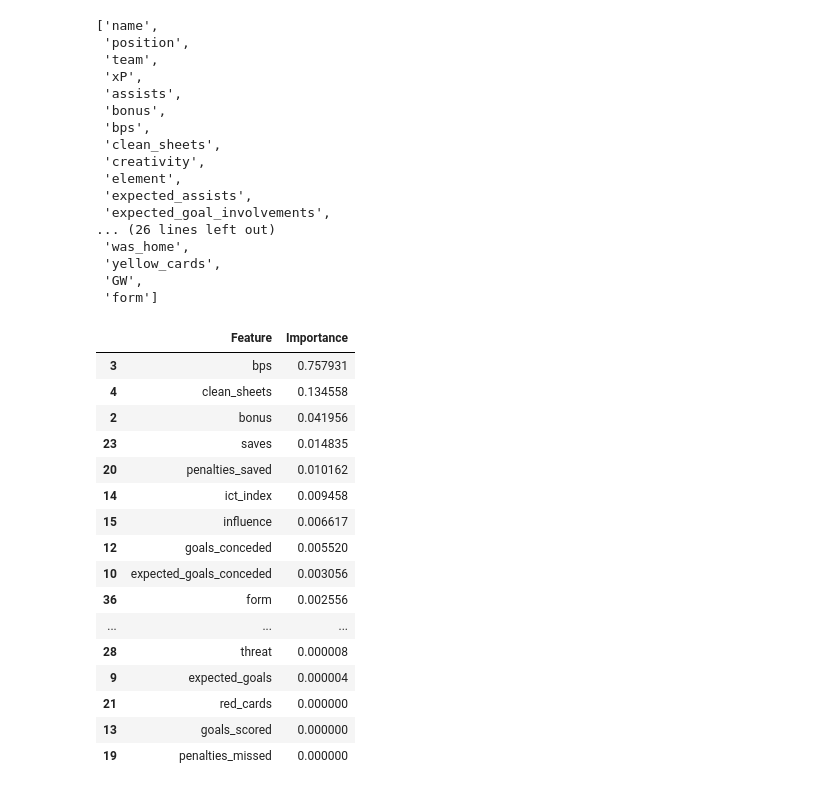
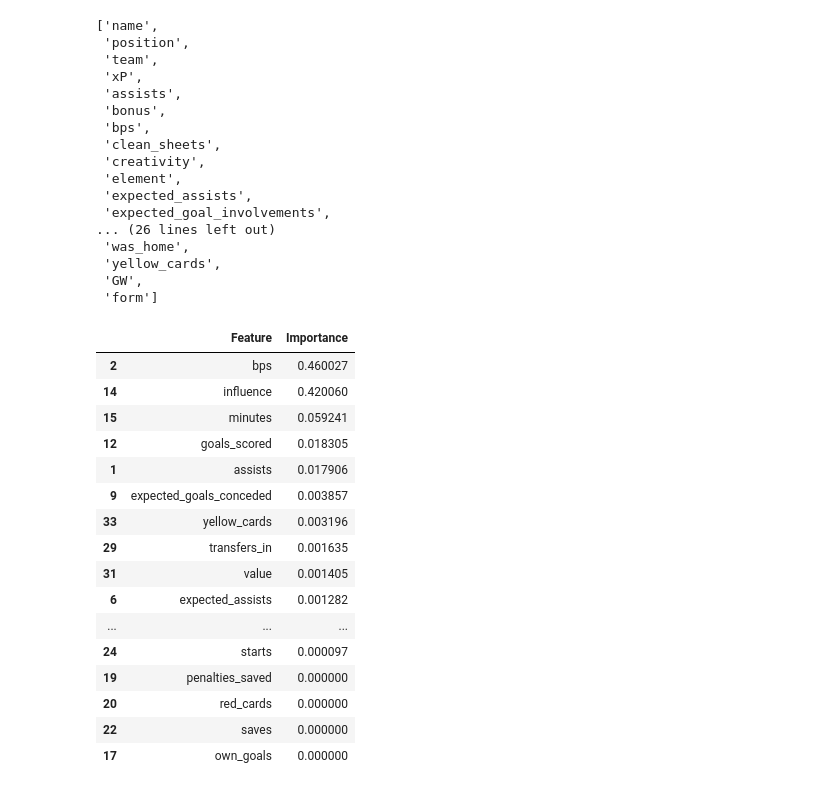
Before and after one commit to WaseemMalek/FPL-prediction, a Jupyter notebook: FPLV2.ipynb, the cells around one changed output. Saved outputs shown, nothing was run; the diff lists cells and outputs as text; code cells hidden in the pictures.

```diff
--- a/FPLV2.ipynb
+++ b/FPLV2.ipynb
@@ -119,36 +122,48 @@ RegFWD = RegModel(dfFWD)
 RegMID = RegModel(dfMID)
 RegDEF = RegModel(dfDEF)
 RegGK = RegModel(dfGK)
-# %%
-FWDimportance = RegFWD[4]
-FWDimportance
-
-MIDimportance = RegMID[4]
-MIDimportance
-
-DEFimportance = RegDEF[4]
-DEFimportance
-
-GKimportance = RegGK[4]
-GKimportance
-# %% [output]
-|  | Feature | Importance |
-| 3 | bps | 0.757931 |
-| 4 | clean_sheets | 0.134558 |
-| 2 | bonus | 0.041956 |
-| 23 | saves | 0.014835 |
-| 20 | penalties_saved | 0.010162 |
-| 14 | ict_index | 0.009458 |
-| 15 | influence | 0.006617 |
-| 12 | goals_conceded | 0.005520 |
-| 10 | expected_goals_conceded | 0.003056 |
-| 36 | form | 0.002556 |
-| ... | ... | ... |
-| 28 | threat | 0.000008 |
-| 9 | expected_goals | 0.000004 |
-| 21 | red_cards | 0.000000 |
-| 13 | goals_scored | 0.000000 |
-| 19 | penalties_missed | 0.000000 |
+# %%
+import numpy as np
+
+overall_important_features = []
+
+FWDimportance = RegFWD[4]['Feature'].head(5).tolist()
+overall_important_features.append(FWDimportance)
+
+MIDimportance = RegMID[4]['Feature'].head(5).tolist()
+overall_important_features.append(MIDimportance)
+
+DEFimportance = RegDEF[4]['Feature'].head(5).tolist()
+overall_important_features.append(DEFimportance)
+
+GKimportance = RegGK[4]['Feature'].head(5).tolist()
+overall_important_features.append(GKimportance)
+
+overall_important_features = list(np.concatenate(overall_important_features))
+
+overall_important_features = list(dict.fromkeys(overall_important_features))
+overall_important_features
+
+RegFWD[4]
+#FWDimportance
+# %% [output]
+|  | Feature | Importance |
+| 2 | bps | 0.460027 |
+| 14 | influence | 0.420060 |
+| 15 | minutes | 0.059241 |
+| 12 | goals_scored | 0.018305 |
+| 1 | assists | 0.017906 |
+| 9 | expected_goals_conceded | 0.003857 |
+| 33 | yellow_cards | 0.003196 |
+| 29 | transfers_in | 0.001635 |
+| 31 | value | 0.001405 |
+| 6 | expected_assists | 0.001282 |
+| ... | ... | ... |
+| 24 | starts | 0.000097 |
+| 19 | penalties_saved | 0.000000 |
+| 20 | red_cards | 0.000000 |
+| 22 | saves | 0.000000 |
+| 17 | own_goals | 0.000000 |
 # %%
 def testing(TestModel, X_test_top, y_test, y_pred):
 
```
Also changed, not shown: parts of 5 cells of this notebook.
